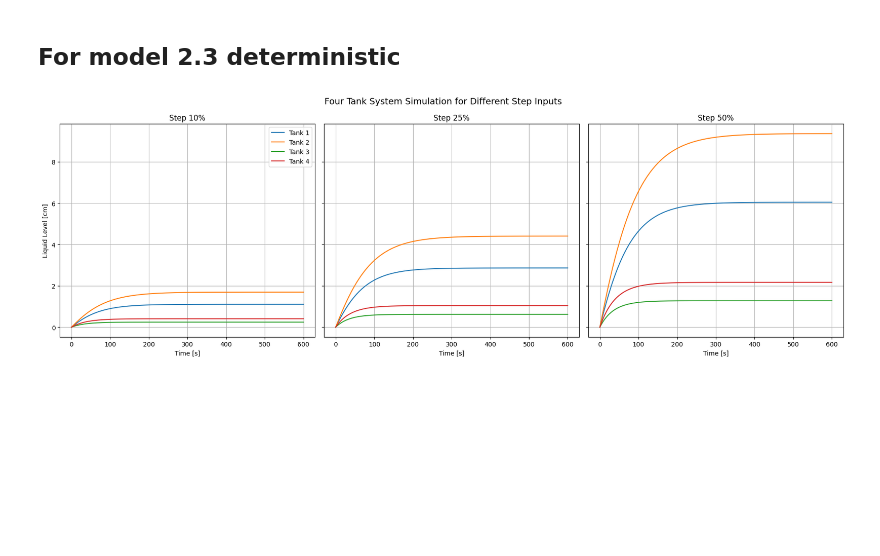
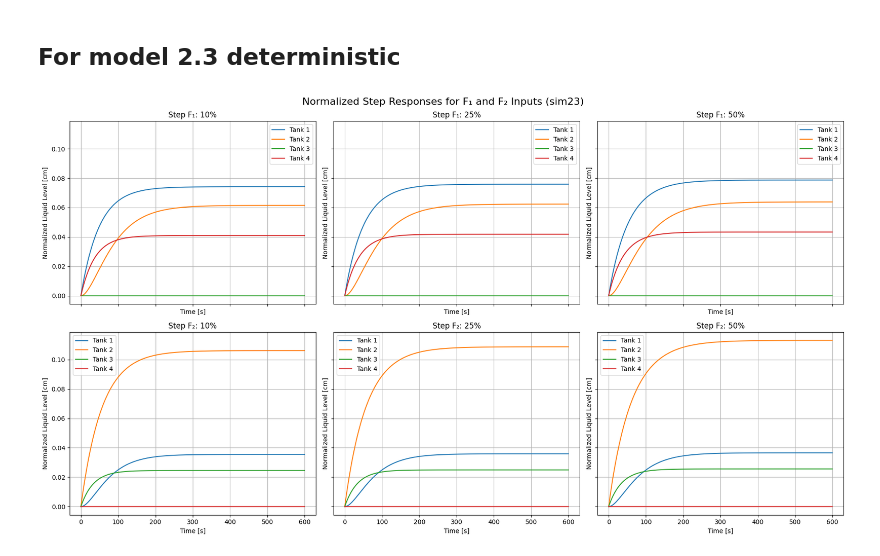
Before and after one commit to Comicboy/DTU_MPC, a Jupyter notebook: Modified_FourTank.ipynb, the cells around one changed output. Saved outputs shown, nothing was run; the diff lists cells and outputs as text; code cells hidden in the pictures; blank space fills up the shorter version.

```diff
--- a/Modified_FourTank.ipynb
+++ b/Modified_FourTank.ipynb
@@ -240,64 +248,74 @@ X_all[-1,:].flatten().shape
 # %% [markdown]
 ## For model 2.3 deterministic
 # %%
+noise_level = 0
 dt = 0.01
 step_pers_list = [0.1, 0.25, 0.5]
-results = []
 
-fig, axs = plt.subplots(1, len(step_pers_list), figsize=(18, 6), sharey=True)
+fig, axs = plt.subplots(2, len(step_pers_list), figsize=(18, 10), sharex=True, sharey=True)
 
 for idx, step_pers in enumerate(step_pers_list):
-    # Define inputs
-    F1 = np.array([100])
-    F2 = np.array([100])
+    # --- Common setup ---
+    F1_base = np.array([100])
+    F2_base = np.array([100])
     F3 = np.array([100])
     F4 = np.array([100])
-    u = np.array([F1, F2])
-    d = np.array([F3, F4])
-
-    # Run simulation 1 to get steady state
-    times = np.array([0,10])*60
-    x = fun.sim23(times, dt, x0, u, d, p, noise_level=noise_level, plot=False)
-    x0 = x[:,-1].flatten()  # new IV
-
-    # Run simulation
-    F1 = F1 * (1 + step_pers)
-    F2 = F2 * (1 + step_pers)
-    u = np.array([F1, F2])
-    d = np.array([F3, F4])
-    times = np.array([0,10])*60
-    x = fun.sim23(times, dt, x0, u, d, p, noise_level=noise_level, plot=False)
-
-    """
-    F1 = np.array([100, 100 * (1 + step_pers)])
-    F2 = np.array([100, 100 * (1 + step_pers)])
-    F3 = np.array([100, 100])
-    F4 = np.array([100, 100])
-    u = np.array([F1, F2])
-    d = np.array([F3, F4])
-
-    # Run simulation
-    x = fun.sim23(times, dt, x0, u, d, p, noise_level=noise_level, plot=False)
-    results.append(x)
-    """
-    # Extract parameters
     A = p[4:8]
     rho = p[11]
+    times = np.array([0, 10]) * 60
     tf = times[-1]
     t = np.arange(0, tf + dt, dt)
 
-    # Plot liquid levels
+    # --- Steady-state simulation ---
+    u_base = np.array([F1_base, F2_base])
+    d = np.array([F3, F4])
+    x_ss = fun.sim23(times, dt, x0, u_base, d, p, noise_level=noise_level, plot=False)
+    x0_ss = x_ss[:, -1].flatten()
+
+    # ============================
+    # Simulation: Step in F1 only
+    # ============================
+    F1 = F1_base * (1 + step_pers)
+    F2 = F2_base
+    step_size_F1 = float(F1[0] - F1_base[0])
+    u = np.array([F1, F2])
+    x = fun.sim23(times, dt, x0_ss, u, d, p, noise_level=noise_level, plot=False)
+    xend = x[:, -1].flatten()
+
     for i in range(4):
-        h = (x[i, :] - x0[i]) / (rho * A[i])
-        axs[idx].plot(t, h, label=f'Tank {i+1}')
-    axs[idx].set_title(f'Step {int(step_pers*100)}%')
-    axs[idx].set_xlabel('Time [s]')
-    axs[idx].grid(True)
+        xunit = (x[i, :] - x0_ss[i]) / step_size_F1
+        h = xunit / (rho * A[i])
+        axs[0, idx].plot(t, h, label=f'Tank {i+1}')
+    axs[0, idx].set_title(f'Step F₁: {int(step_pers * 100)}%')
+    axs[0, idx].set_xlabel('Time [s]')
+    axs[0, idx].grid(True)
 
-axs[0].set_ylabel('Liquid Level [cm]')
-axs[0].legend(loc='upper right')
-fig.suptitle('Four Tank System Simulation for Different Step Inputs', fontsize=14)
+    # ============================
+    # Simulation: Step in F2 only
+    # ============================
+    F1 = F1_base
+    F2 = F2_base * (1 + step_pers)
+    step_size_F2 = float(F2[0] - F2_base[0])
+    u = np.array([F1, F2])
+    x = fun.sim23(times, dt, x0_ss, u, d, p, noise_level=noise_level, plot=False)
+    xend = x[:, -1].flatten()
+
+    for i in range(4):
+        xunit = (x[i, :] - x0_ss[i]) / step_size_F2
+        h = xunit / (rho * A[i])
+        axs[1, idx].plot(t, h, label=f'Tank {i+1}')
+    axs[1, idx].set_title(f'Step F₂: {int(step_pers * 100)}%')
+    axs[1, idx].set_xlabel('Time [s]')
+    axs[1, idx].grid(True)
+
+# --- Final formatting ---
+for row in axs:
+    for ax in row:
+        ax.set_ylabel('Normalized Liquid Level [cm]')
+        ax.legend()
+
+fig.suptitle('Normalized Step Responses for F₁ and F₂ Inputs (sim23)', fontsize=16)
 plt.tight_layout()
 plt.show()
 # %% [output]
-[figure, old version]
+[figure, new version]
```
Also changed, not shown: parts of 6 cells of this notebook.
